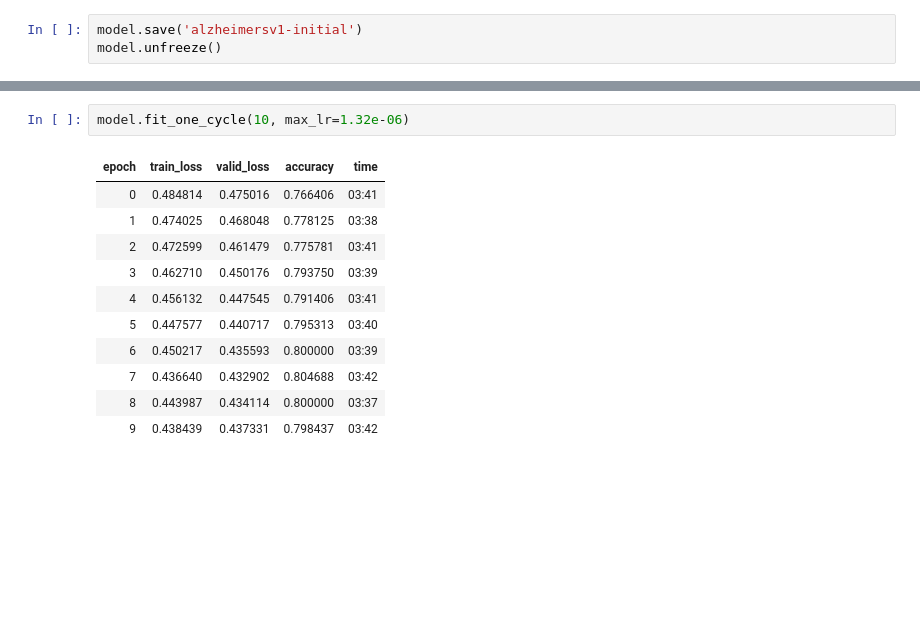
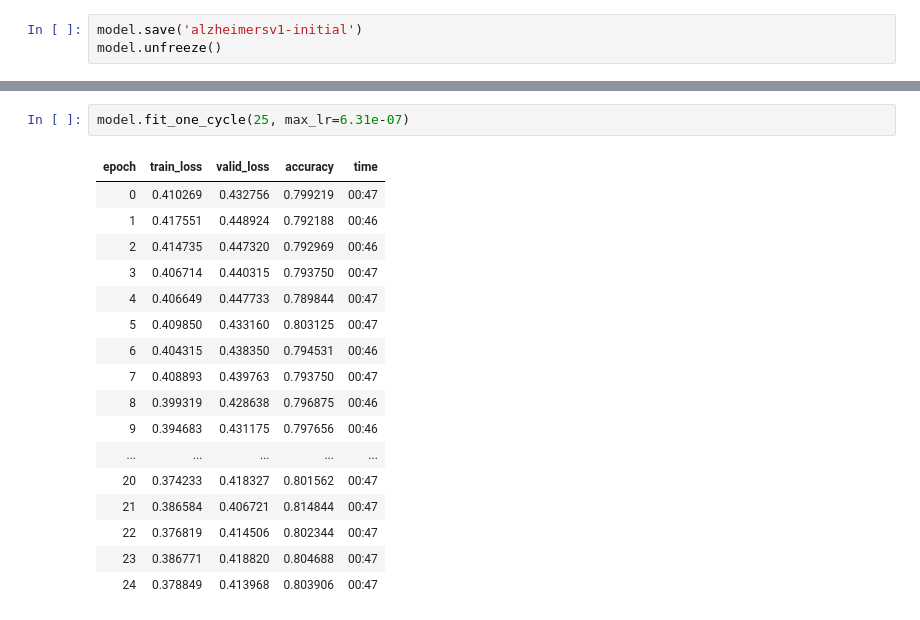
Before and after one commit to RyanDsilva/alzheimers-detection, a Jupyter notebook: Alzheimers_Pred.ipynb, the cells around one changed output, grey strips where cells are left out. Drawn from its saved outputs; the diff is of its cells as text; blank space fills up the shorter version.

```diff
--- a/Alzheimers_Pred.ipynb
+++ b/Alzheimers_Pred.ipynb
@@ -42,17 +55,23 @@ Min loss divided by 10: 1.32E-05
-# %%
-model.fit_one_cycle(10, max_lr=1.32e-06)
-# %% [output]
-| epoch | train_loss | valid_loss | accuracy | time |
-| 0 | 0.484814 | 0.475016 | 0.766406 | 03:41 |
-| 1 | 0.474025 | 0.468048 | 0.778125 | 03:38 |
-| 2 | 0.472599 | 0.461479 | 0.775781 | 03:41 |
-| 3 | 0.462710 | 0.450176 | 0.793750 | 03:39 |
-| 4 | 0.456132 | 0.447545 | 0.791406 | 03:41 |
-| 5 | 0.447577 | 0.440717 | 0.795313 | 03:40 |
-| 6 | 0.450217 | 0.435593 | 0.800000 | 03:39 |
-| 7 | 0.436640 | 0.432902 | 0.804688 | 03:42 |
-| 8 | 0.443987 | 0.434114 | 0.800000 | 03:37 |
-| 9 | 0.438439 | 0.437331 | 0.798437 | 03:42 |
+# %%
+model.fit_one_cycle(25, max_lr=6.31e-07)
+# %% [output]
+| epoch | train_loss | valid_loss | accuracy | time |
+| 0 | 0.410269 | 0.432756 | 0.799219 | 00:47 |
+| 1 | 0.417551 | 0.448924 | 0.792188 | 00:46 |
+| 2 | 0.414735 | 0.447320 | 0.792969 | 00:46 |
+| 3 | 0.406714 | 0.440315 | 0.793750 | 00:47 |
+| 4 | 0.406649 | 0.447733 | 0.789844 | 00:47 |
+| 5 | 0.409850 | 0.433160 | 0.803125 | 00:47 |
+| 6 | 0.404315 | 0.438350 | 0.794531 | 00:46 |
+| 7 | 0.408893 | 0.439763 | 0.793750 | 00:47 |
+| 8 | 0.399319 | 0.428638 | 0.796875 | 00:46 |
+| 9 | 0.394683 | 0.431175 | 0.797656 | 00:46 |
+| ... | ... | ... | ... | ... |
+| 20 | 0.374233 | 0.418327 | 0.801562 | 00:47 |
+| 21 | 0.386584 | 0.406721 | 0.814844 | 00:47 |
+| 22 | 0.376819 | 0.414506 | 0.802344 | 00:47 |
+| 23 | 0.386771 | 0.418820 | 0.804688 | 00:47 |
+| 24 | 0.378849 | 0.413968 | 0.803906 | 00:47 |
 # %%
 interp = ClassificationInterpretation.from_learner(model)
 interp.plot_confusion_matrix()
```
Also changed, not shown: parts of 15 cells of this notebook, 5 other files.
